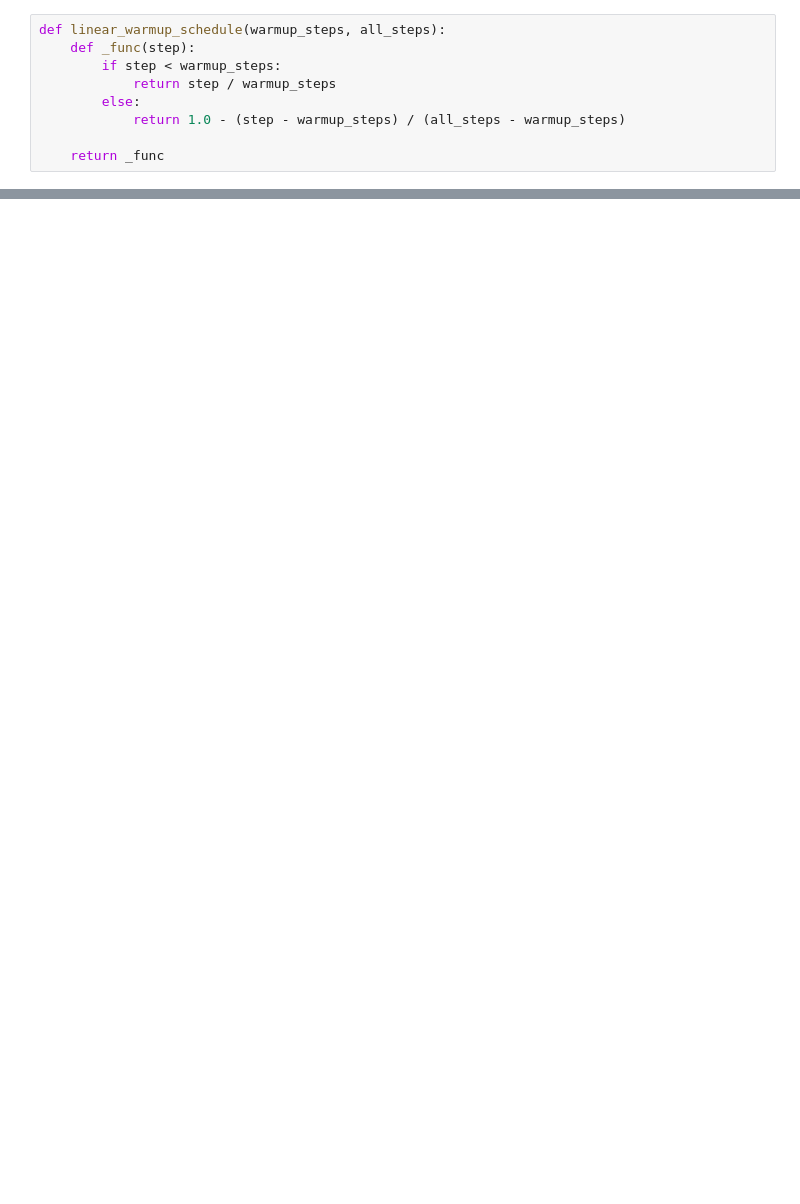
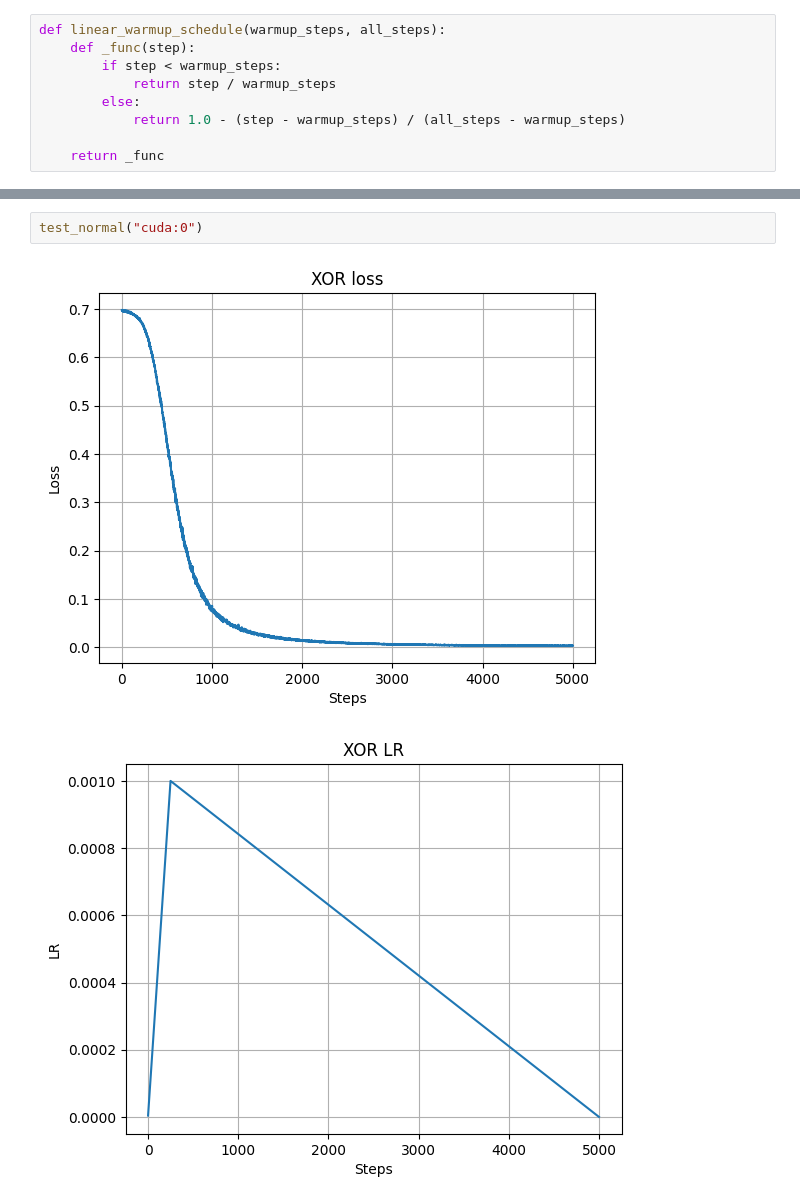
Before and after one commit to alex4321/bitlinear, a Jupyter notebook: nbs/02_relora.ipynb, the cells around one changed output, grey strips where cells are left out. Saved outputs shown, nothing was run; the diff lists cells and outputs as text; blank space fills up the shorter version.

```diff
--- a/nbs/02_relora.ipynb
+++ b/nbs/02_relora.ipynb
@@ -215,0 +340,5 @@ test_training("cuda:0")
+# %%
+test_normal("cuda:0")
+# %% [output]
+[figure, added]
+[figure, added]
```
Also changed, not shown: parts of 24 cells of this notebook, 14 other files.
